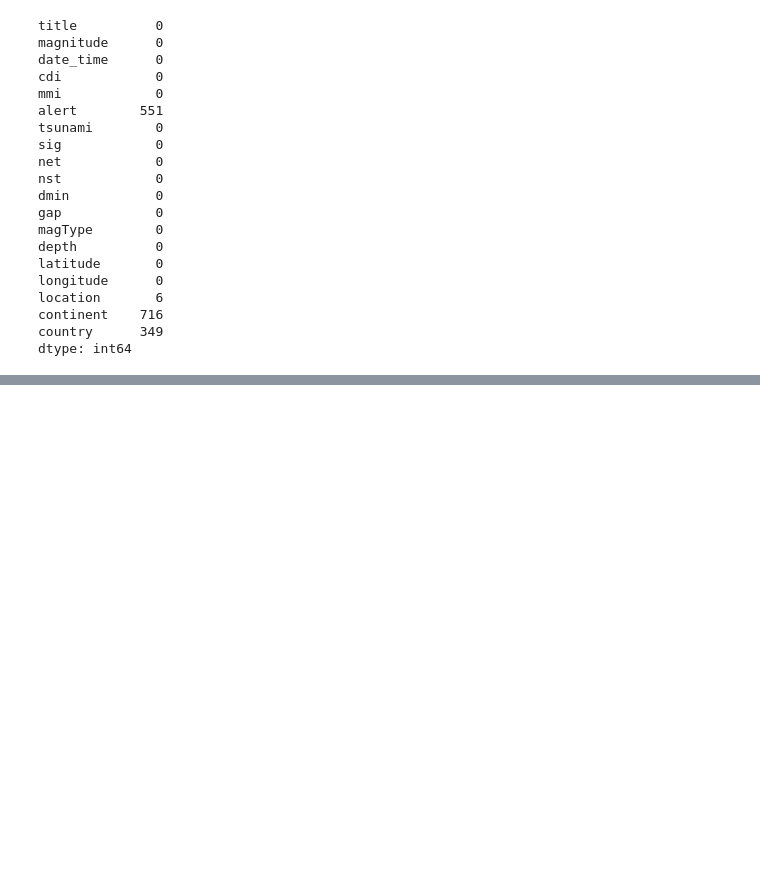
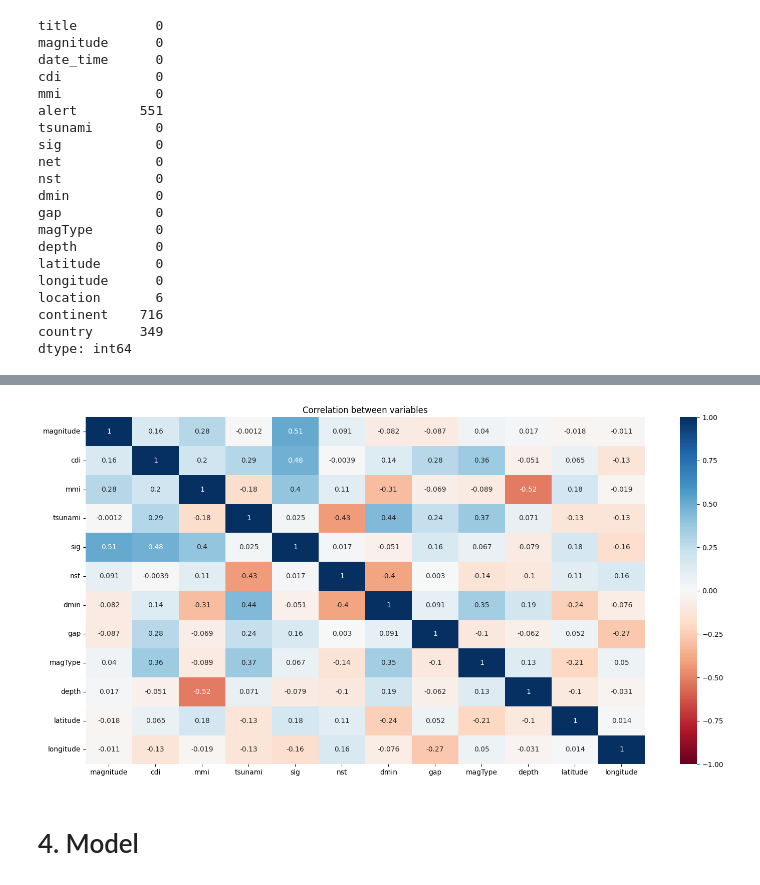
Before and after one commit to hopeiseverywhere/5002-final-proj, a Jupyter notebook: model.ipynb, the cells around one changed output, grey strips where cells are left out. Saved outputs shown, nothing was run; the diff lists cells and outputs as text; code cells hidden in the pictures; blank space fills up the shorter version.

```diff
--- a/model.ipynb
+++ b/model.ipynb
@@ -73,0 +140,2 @@ dtype: int64
+# %%
+df.drop('net',axis=1,inplace=True)
@@ -73,0 +170,12 @@ dtype: int64
+# %%
+obj_params = []
+for col in df.columns:
+    if df[col].dtype == 'object':
+        obj_params.append(col)
+# %%
+# Label Encoding
+encoder = LabelEncoder()
+
+for col in obj_params:
+    df[col] = encoder.fit_transform(df[col])
+df.head(5)
@@ -73,0 +189,7 @@ dtype: int64
+# %%
+# Scaling
+scale = MinMaxScaler()
+
+for col in obj_params:
+    df[[col]] = scale.fit_transform(df[[col]])
+df.head()
@@ -73,0 +203,17 @@ dtype: int64
+# %%
+params = []
+for col in df.columns:
+    if df[col].dtype != 'object':
+        params.append(col)
+# plot a heatmap to check the correlation between the all attribute now are converted to floats
+# for better grouping and interpretation,sort columns by the list of columns created above
+
+plt.figure(figsize=(18, 9))
+# nomralize the color scale
+sns.heatmap(df[params].corr(), annot=True, cmap='RdBu', vmin=-1, vmax=1)
+plt.title('Correlation between variables')
+plt.show()
+# %% [output]
+[figure, added]
+# %% [markdown]
+# 4. Model
```
Also changed, not shown: parts of 24 cells of this notebook.
